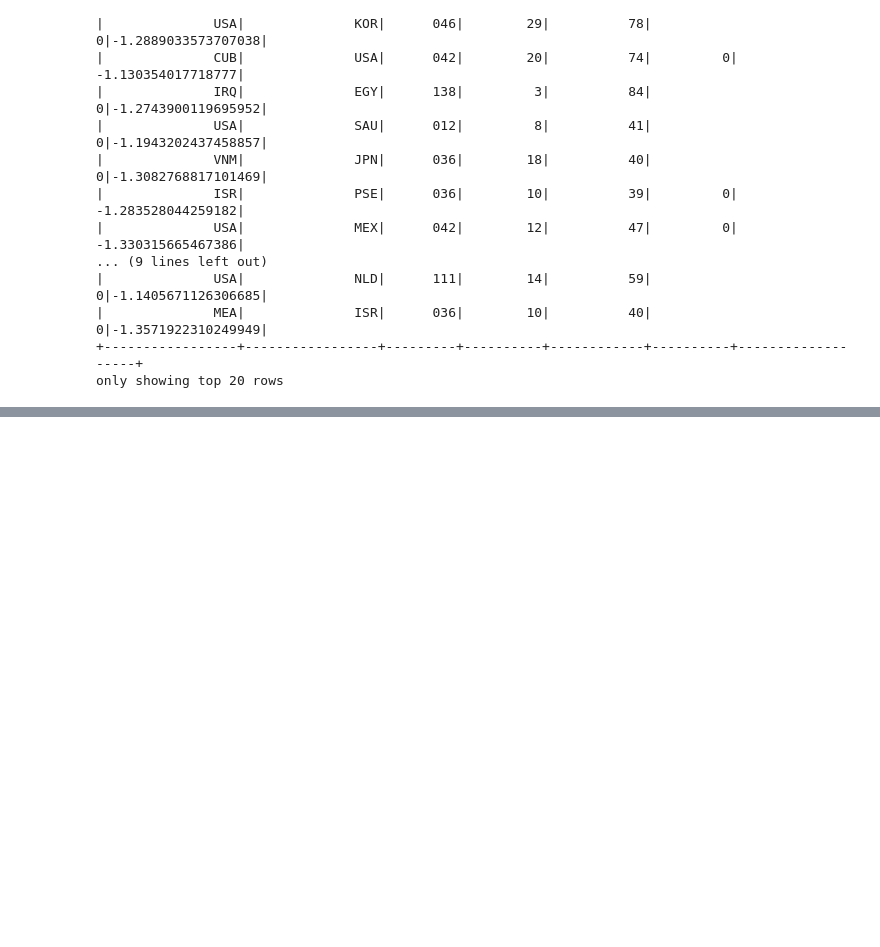
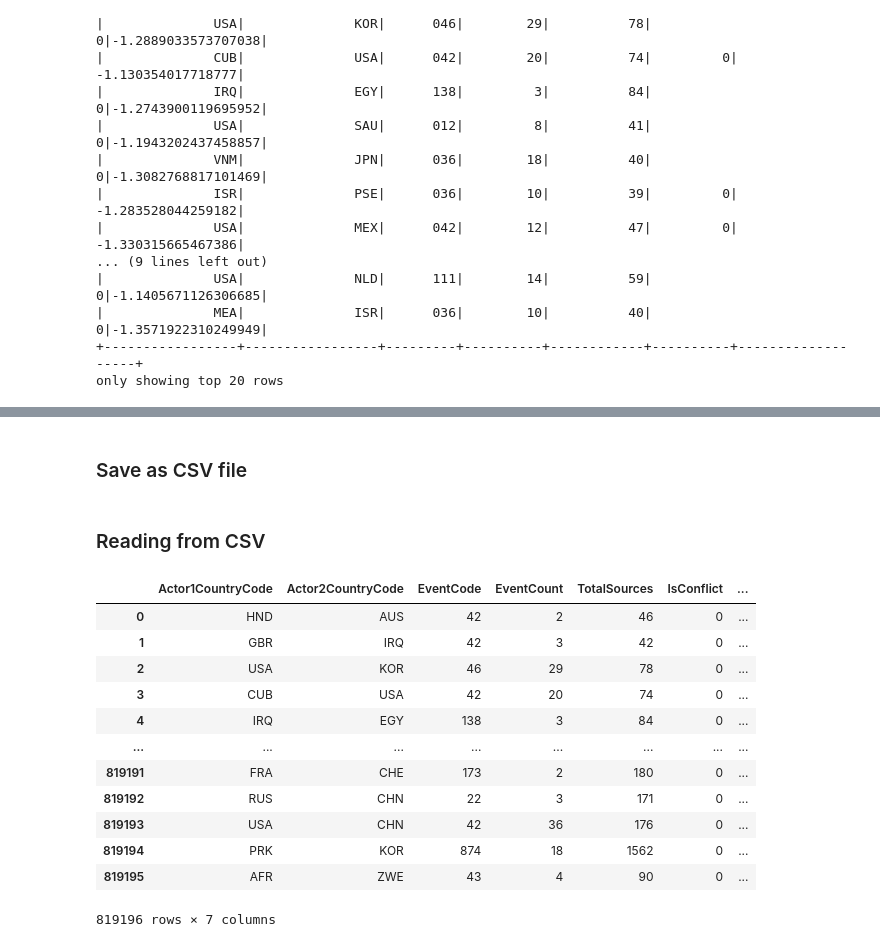
Before and after one commit to IlliaFadieiev/Sem2CA1, a Jupyter notebook: integratedCA1.ipynb, the cells around one changed output, grey strips where cells are left out. Saved outputs shown, nothing was run; the diff lists cells and outputs as text; code cells hidden in the pictures; blank space fills up the shorter version.

```diff
--- a/integratedCA1.ipynb
+++ b/integratedCA1.ipynb
@@ -278,0 +258,2 @@ only showing top 20 rows
+# %% [markdown]
+### Save as CSV file
@@ -278,0 +263,20 @@ only showing top 20 rows
+# %% [markdown]
+### Reading from CSV
+# %%
+import pandas as pd
+df = pd.read_csv('dataframe.csv')
+df
+# %% [output]
+|  | Actor1CountryCode | Actor2CountryCode | EventCode | EventCount | TotalSources | IsConflict | ... |
+| 0 | HND | AUS | 42 | 2 | 46 | 0 | ... |
+| 1 | GBR | IRQ | 42 | 3 | 42 | 0 | ... |
+| 2 | USA | KOR | 46 | 29 | 78 | 0 | ... |
+| 3 | CUB | USA | 42 | 20 | 74 | 0 | ... |
+| 4 | IRQ | EGY | 138 | 3 | 84 | 0 | ... |
+| ... | ... | ... | ... | ... | ... | ... | ... |
+| 819191 | FRA | CHE | 173 | 2 | 180 | 0 | ... |
+| 819192 | RUS | CHN | 22 | 3 | 171 | 0 | ... |
+| 819193 | USA | CHN | 42 | 36 | 176 | 0 | ... |
+| 819194 | PRK | KOR | 874 | 18 | 1562 | 0 | ... |
+| 819195 | AFR | ZWE | 43 | 4 | 90 | 0 | ... |
+819196 rows × 7 columns
```
Also changed, not shown: parts of 24 cells of this notebook.
